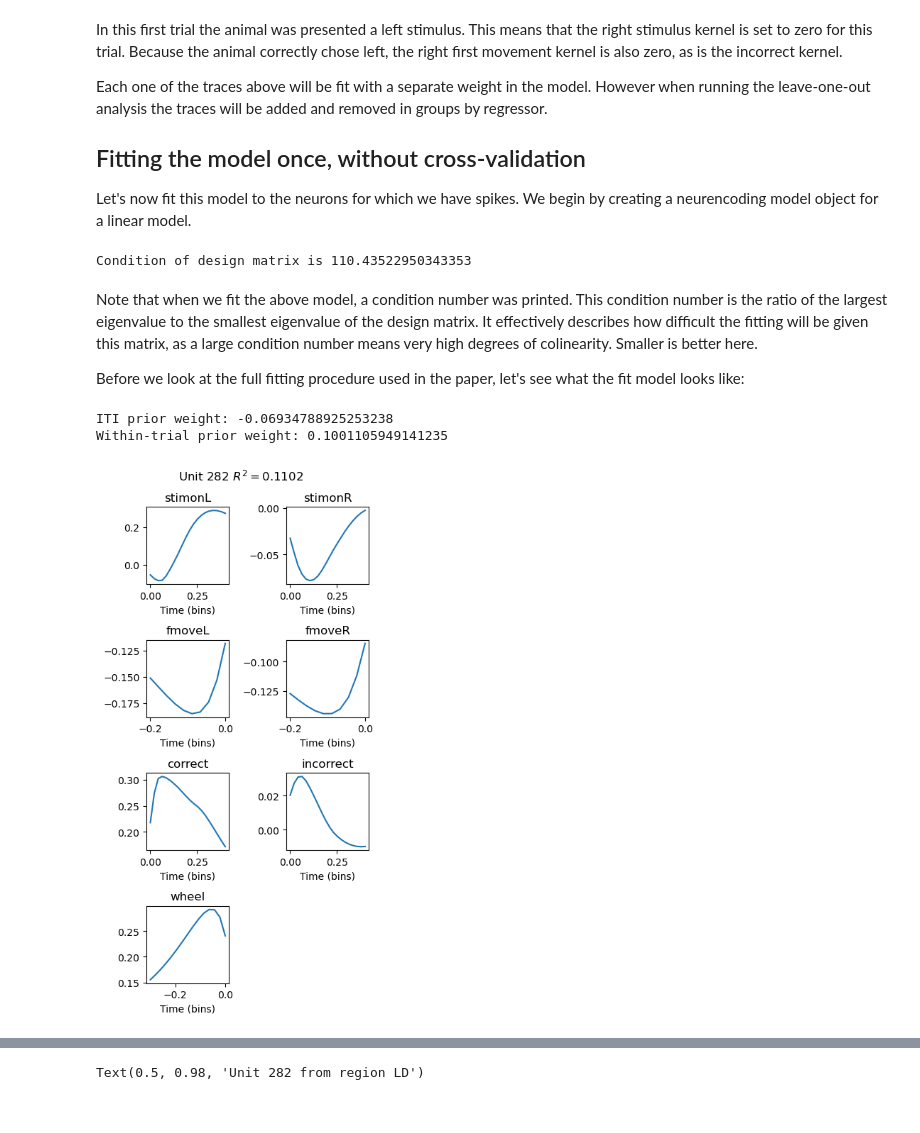
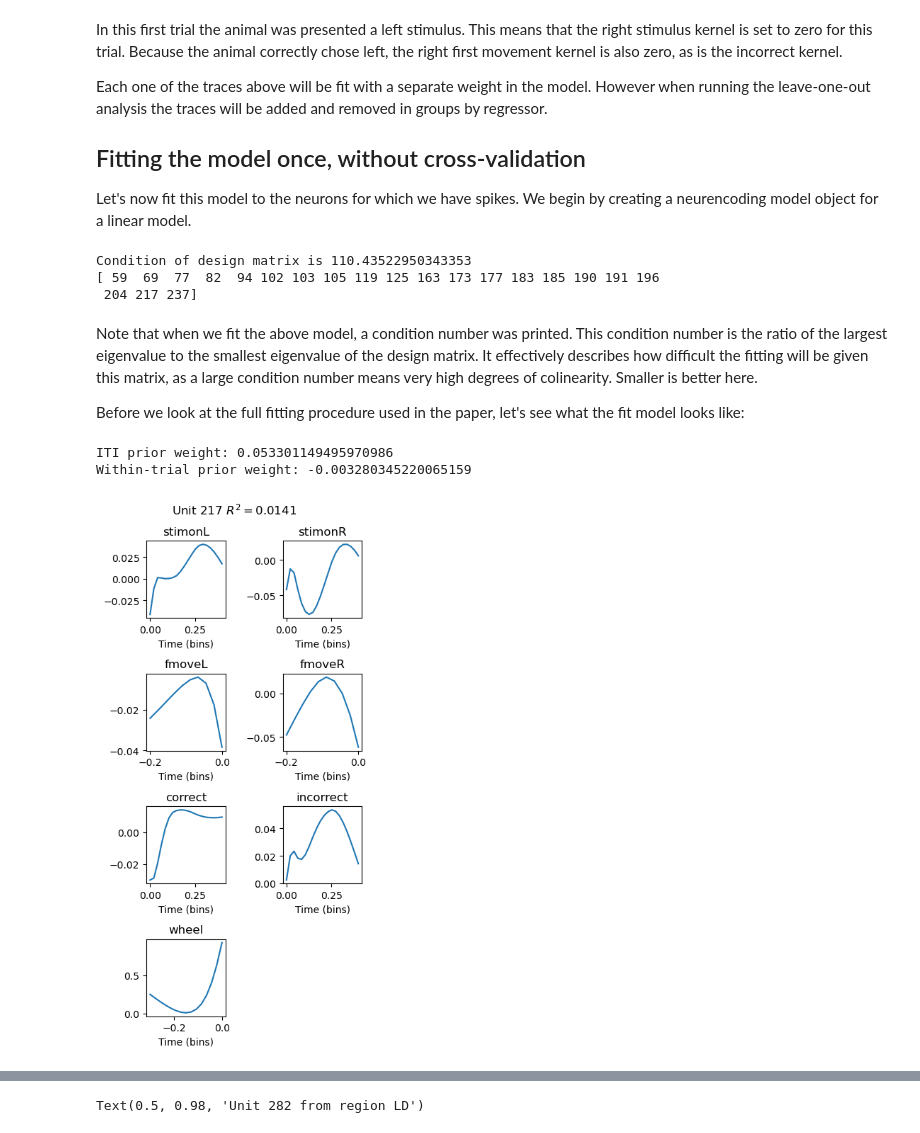
Before and after one commit to int-brain-lab/paper-brain-wide-map, a Jupyter notebook: brainwidemap/encoding/scripts/fit_example_session.ipynb, the cells around one changed output, grey strips where cells are left out. Cells and saved outputs as stored; diff of their text form; code cells hidden in the pictures.

```diff
--- a/brainwidemap/encoding/scripts/fit_example_session.ipynb
+++ b/brainwidemap/encoding/scripts/fit_example_session.ipynb
@@ -8,20 +8,16 @@ This notebook aims to introduce you to the methodology behind the analyses of si
 We begin by first loading in the trials dataframe, spikes, and cluster information (such as QC metrics and brain region labels) for a given session ID and probe ID.
 # %%
 import numpy as np
-import pandas as pd
-import brainbox.io.one as bbone
-from iblutil.util import Bunch
 from one.api import ONE
-from brainwidemap.bwm_loading import load_trials_and_mask
-from brainwidemap.encoding.utils import load_trials_df, load_regressors
+from brainwidemap.encoding.utils import load_regressors
 
 %matplotlib inline
 
 eid = "034e726f-b35f-41e0-8d6c-a22cc32391fb"
 pid = "5e84c8e7-236f-4a64-a944-dc4a17c64f1d"
-dt = 0.02
+dt = 0.02  # Time step of the regressor matrix and spike bins
 
-one = ONE()
+one = ONE(base_url='https://openalyx.internationalbrainlab.org', password='international', silent=True)
 trialsdf, spk_times, spk_clu, clu_regions, clu_df = load_regressors(
     eid, pid, t_before=0.6, t_after=0.6, binwidth=dt, abswheel=True, clu_criteria="bwm", one=one
 )
@@ -107,16 +114,17 @@ We can see from the `plt.imshow` image map of the design matrix that several thi
 # %%
 print("Keys of the covar attribute, which is a dict:", design_matrix.covar.keys())
-trial_idx = 0
+trial_idx = 0  # We will look at the first trial in this session
 trialinds = np.argwhere(design_matrix.trlabels == trial_idx)[:, 0]
-fig, ax = plt.subplots(3, 3, figsize=(8, 8), sharex=True)
+fig, ax = plt.subplots(3, 3, figsize=(16, 8), sharex=True)
 ax = ax.flatten()
 for i, cov in enumerate(design_matrix.covar.keys()):
     # design_matrix.covar contains per-covariate information for each regressor we added to the design matrix.
     # The columns in the matrix corresponding to this covariate are stored in the "dmcol_idx" key
     dmcols = design_matrix.covar[cov]["dmcol_idx"]
     ax[i].plot(design_matrix.dm[trialinds][:, dmcols])
-    ax[i].set_title(cov)
+    ax[i].set_title(cov + "\n" + design_matrix.covar[cov]["description"])
     if i in [6, 7, 8]:
         ax[i].set_xlabel("Time (bins)")
+plt.tight_layout()
 # %% [output]
 Keys of the covar attribute, which is a dict: dict_keys(['stimonL', 'stimonR', 'correct', 'incorrect', 'fmoveL', 'fmoveR', 'pLeft', 'pLeft_tr', 'wheel'])
@@ -150,34 +158,42 @@ nglm = LinearGLM(
     estimator=estimator,
 )
 nglm.fit()
+print(nglm.clu_ids)
 # %% [output]
 Condition of design matrix is 110.43522950343353
+[ 59  69  77  82  94 102 103 105 119 125 163 173 177 183 185 190 191 196
+ 204 217 237]
 # %% [markdown]
 Note that when we fit the above model, a condition number was printed. This condition number is the ratio of the largest eigenvalue to the smallest eigenvalue of the design matrix. It effectively describes how difficult the fitting will be given this matrix, as a large condition number means very high degrees of colinearity. Smaller is better here.
 
 Before we look at the full fitting procedure used in the paper, let's see what the fit model looks like:
 # %%
-clu_id = 282  # Change to look at different units
+clu_id = 217  # Change to look at different units from the list above
 # The .combine_weights() method combines the weights and basis functions for regressors which use
 # them, i.e. producing a weighted sum of bases, and returns a dict of dataframes with the resulting
-# weights. Let's look at these for one unit. Note that for regressors not using bases the output
+# weights.
+#
+# Note that the ITI and within-trial P(Left) regressors do not use basis functions as you
+# can see in the plots of DM columns above
+#
+# Let's look at these for one unit. Note that for regressors not using bases the output
 # is a single scalar value.
 combweights = nglm.combine_weights()
 print("ITI prior weight:", combweights["pLeft"].loc[clu_id])
 print("Within-trial prior weight:", combweights["pLeft_tr"].loc[clu_id])
 fig, ax = plt.subplots(4, 2, figsize=(4, 8))
 ax = ax.flatten()
 for i, kern in enumerate(
     ["stimonL", "stimonR", "fmoveL", "fmoveR", "correct", "incorrect", "wheel"]
 ):
     ax[i].plot(combweights[kern].loc[clu_id])
     ax[i].set_title(kern)
     ax[i].set_xlabel("Time (bins)")
 ax[-1].remove()
 plt.suptitle(f"Unit {clu_id} $R^2 = {nglm.score().loc[clu_id]:0.4f}$")
 plt.tight_layout()
 # %% [output]
-ITI prior weight: -0.06934788925253238
-Within-trial prior weight: 0.1001105949141235
+ITI prior weight: 0.053301149495970986
+Within-trial prior weight: -0.003280345220065159
-[figure, old version]
+[figure, new version]
 # %% [markdown]
```
Also changed, not shown: parts of 7 cells of this notebook, 2 other files.
